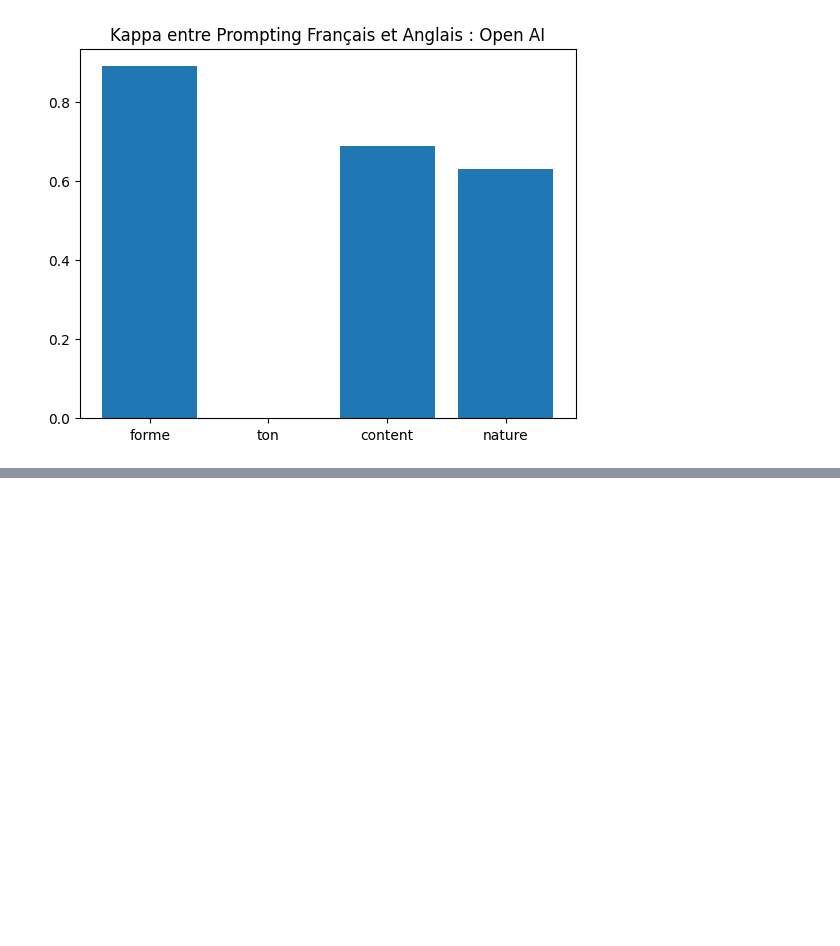
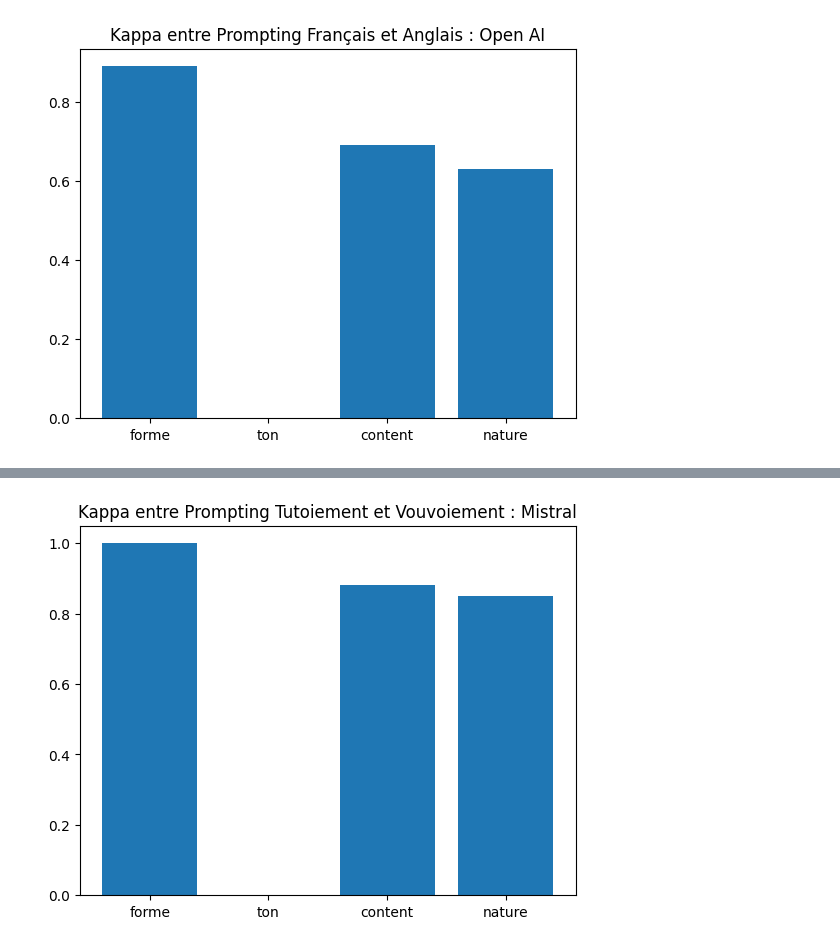
Before and after one commit to chloeboireaudevier/StageMIDL, a Jupyter notebook: kappa_cohen.ipynb, the cells around one changed output, grey strips where cells are left out. Cells and saved outputs as stored; diff of their text form; code cells hidden in the pictures; blank space fills up the shorter version.

```diff
--- a/kappa_cohen.ipynb
+++ b/kappa_cohen.ipynb
@@ -457,0 +523,3 @@ plt.show()
+# %%
+tutoiement_df = pd.read_csv("annotation_mistral_conv_0_to_5.csv",encoding='latin-1',index_col = 0)
+vouvoiement_df = pd.read_csv("annotation_mistral_vouvoiement_conv_0_to_5.csv",encoding='latin-1',index_col=0)
@@ -457,0 +545,6 @@ plt.show()
+# %%
+plt.bar(cols,scores)
+plt.title("Kappa entre Prompting Tutoiement et Vouvoiement : Mistral")
+plt.show()
+# %% [output]
+[figure, added]
```
Also changed, not shown: parts of 12 cells of this notebook, 9 other files.
